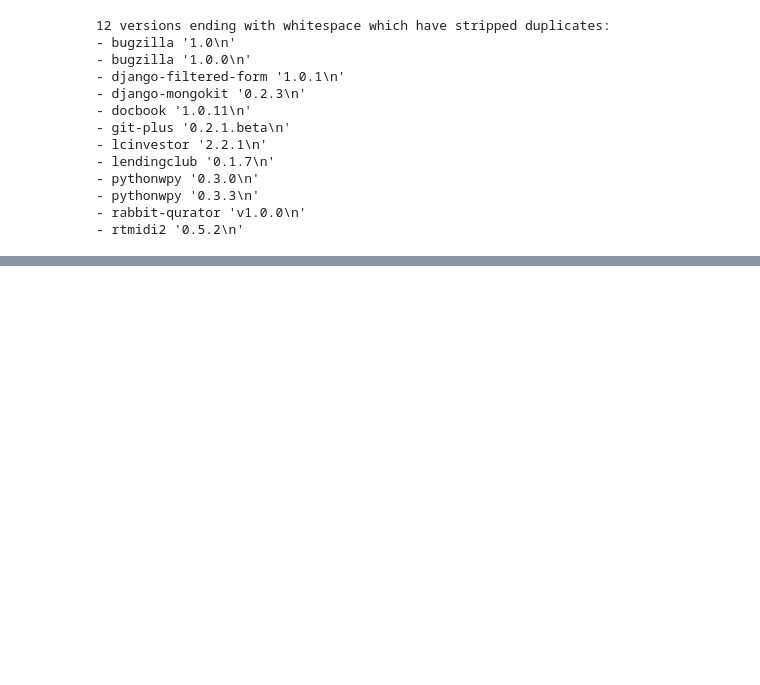
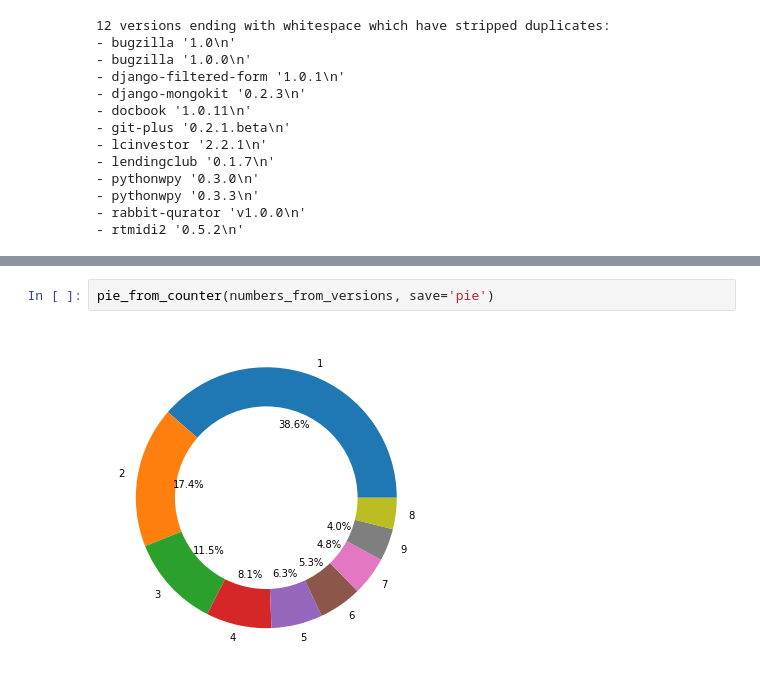
Before and after one commit to piwheels/stats, a Jupyter notebook: pypi.ipynb, the cells around one changed output, grey strips where cells are left out. Cells and saved outputs as stored; diff of their text form; blank space fills up the shorter version.

```diff
--- a/pypi.ipynb
+++ b/pypi.ipynb
@@ -467,0 +516,4 @@ for pkg, ver in sorted(stripped_dupe_pkgs):
+# %%
+pie_from_counter(numbers_from_versions, save='pie')
+# %% [output]
+[figure, added]
```
Also changed, not shown: parts of 9 cells of this notebook.
